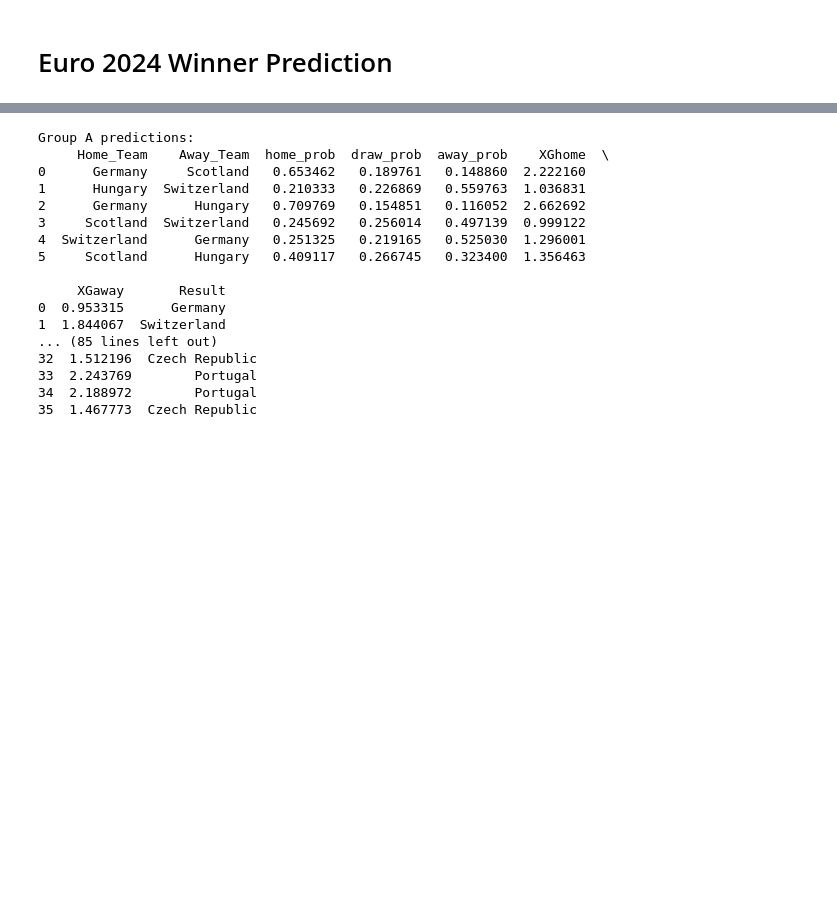
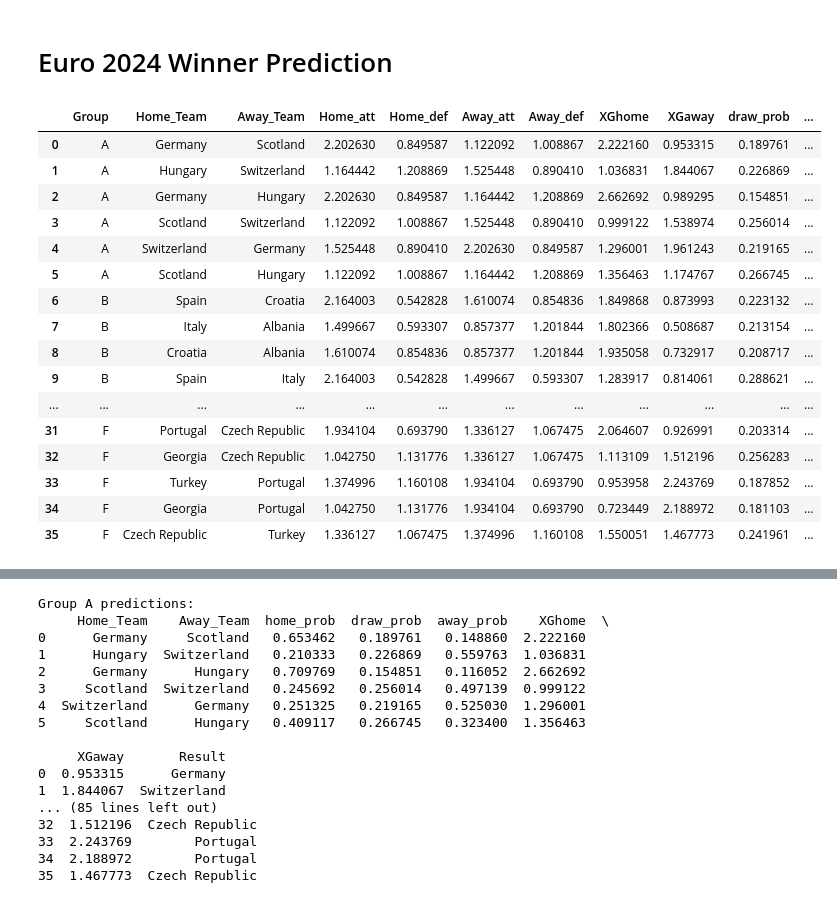
Before and after one commit to 0101dusica/RI-UEFA-Euro-2024, a Jupyter notebook: euro.ipynb, the cells around one changed output, grey strips where cells are left out. Saved outputs shown, nothing was run; the diff lists cells and outputs as text; code cells hidden in the pictures; blank space fills up the shorter version.

```diff
--- a/euro.ipynb
+++ b/euro.ipynb
@@ -615,10 +726,31 @@ group_matches = pd.merge(merged_df, attdef[["Team", "att", "def"]].add_prefix('A
 # %%
 # Compute the expected goals
 group_matches['XGhome'] = group_matches['Home_att'] * group_matches['Away_def']
 group_matches['XGaway'] = group_matches['Home_def'] * group_matches['Away_att']
 
 # Apply the calculate_match_probabilities function to each row
 group_matches[['total_goals_prob', 'draw_prob', 'away_prob', 'home_prob']] = group_matches[['XGhome','XGaway']].apply(lambda row: pd.Series(calculate_match_probabilities(row['XGhome'], row['XGaway'])), axis=1)
 
 # Drop the total_goals_prob column
 group_matches.drop("total_goals_prob", axis=1, inplace=True)
+
+
+group_matches
+# %% [output]
+|  | Group | Home_Team | Away_Team | Home_att | Home_def | Away_att | Away_def | XGhome | XGaway | draw_prob | ... |
+| 0 | A | Germany | Scotland | 2.202630 | 0.849587 | 1.122092 | 1.008867 | 2.222160 | 0.953315 | 0.189761 | ... |
+| 1 | A | Hungary | Switzerland | 1.164442 | 1.208869 | 1.525448 | 0.890410 | 1.036831 | 1.844067 | 0.226869 | ... |
+| 2 | A | Germany | Hungary | 2.202630 | 0.849587 | 1.164442 | 1.208869 | 2.662692 | 0.989295 | 0.154851 | ... |
+| 3 | A | Scotland | Switzerland | 1.122092 | 1.008867 | 1.525448 | 0.890410 | 0.999122 | 1.538974 | 0.256014 | ... |
+| 4 | A | Switzerland | Germany | 1.525448 | 0.890410 | 2.202630 | 0.849587 | 1.296001 | 1.961243 | 0.219165 | ... |
+| 5 | A | Scotland | Hungary | 1.122092 | 1.008867 | 1.164442 | 1.208869 | 1.356463 | 1.174767 | 0.266745 | ... |
+| 6 | B | Spain | Croatia | 2.164003 | 0.542828 | 1.610074 | 0.854836 | 1.849868 | 0.873993 | 0.223132 | ... |
+| 7 | B | Italy | Albania | 1.499667 | 0.593307 | 0.857377 | 1.201844 | 1.802366 | 0.508687 | 0.213154 | ... |
+| 8 | B | Croatia | Albania | 1.610074 | 0.854836 | 0.857377 | 1.201844 | 1.935058 | 0.732917 | 0.208717 | ... |
+| 9 | B | Spain | Italy | 2.164003 | 0.542828 | 1.499667 | 0.593307 | 1.283917 | 0.814061 | 0.288621 | ... |
+| ... | ... | ... | ... | ... | ... | ... | ... | ... | ... | ... | ... |
+| 31 | F | Portugal | Czech Republic | 1.934104 | 0.693790 | 1.336127 | 1.067475 | 2.064607 | 0.926991 | 0.203314 | ... |
+| 32 | F | Georgia | Czech Republic | 1.042750 | 1.131776 | 1.336127 | 1.067475 | 1.113109 | 1.512196 | 0.256283 | ... |
+| 33 | F | Turkey | Portugal | 1.374996 | 1.160108 | 1.934104 | 0.693790 | 0.953958 | 2.243769 | 0.187852 | ... |
+| 34 | F | Georgia | Portugal | 1.042750 | 1.131776 | 1.934104 | 0.693790 | 0.723449 | 2.188972 | 0.181103 | ... |
+| 35 | F | Czech Republic | Turkey | 1.336127 | 1.067475 | 1.374996 | 1.160108 | 1.550051 | 1.467773 | 0.241961 | ... |
```
Also changed, not shown: parts of 10 cells of this notebook.
